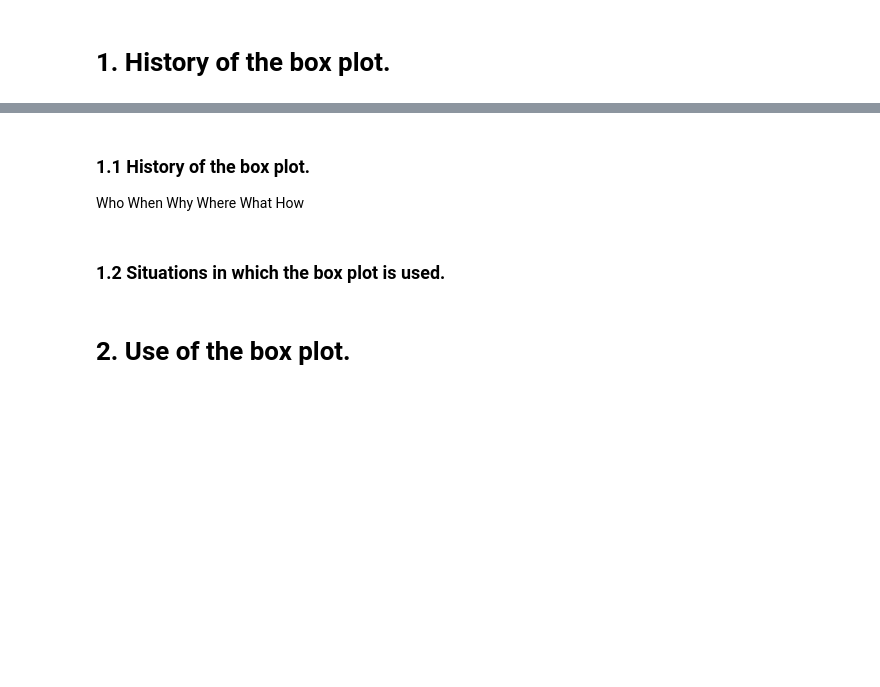
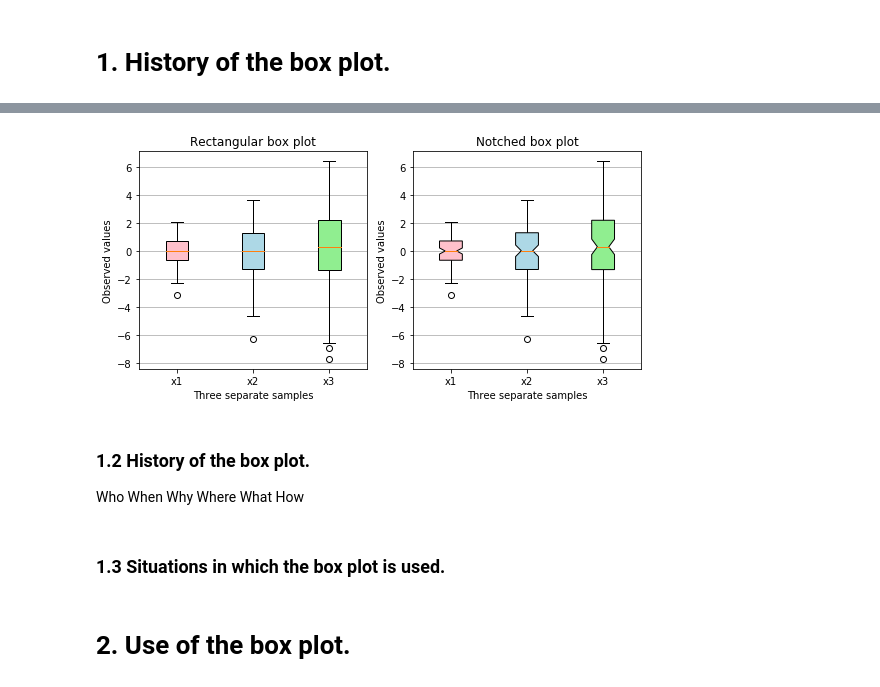
Before and after one commit to Wayne742/Fundamentals-Project-S2-2018, a Jupyter notebook: Project.ipynb, the cells around one changed output, grey strips where cells are left out. Drawn from its saved outputs; the diff is of its cells as text; code cells hidden in the pictures; blank space fills up the shorter version.

```diff
--- a/Project.ipynb
+++ b/Project.ipynb
@@ -7,5 +82,43 @@
+# %%
+# Random test data
+np.random.seed(19680801)
+all_data = [np.random.normal(0, std, size=100) for std in range(1, 4)]
+labels = ['x1', 'x2', 'x3']
+
+fig, axes = plt.subplots(nrows=1, ncols=2, figsize=(9, 4))
+
+# rectangular box plot
+bplot1 = axes[0].boxplot(all_data,
+                         vert=True,  # vertical box alignment
+                         patch_artist=True,  # fill with color
+                         labels=labels)  # will be used to label x-ticks
+axes[0].set_title('Rectangular box plot')
+
+# notch shape box plot
+bplot2 = axes[1].boxplot(all_data,
+                         notch=True,  # notch shape
+                         vert=True,  # vertical box alignment
+                         patch_artist=True,  # fill with color
+                         labels=labels)  # will be used to label x-ticks
+axes[1].set_title('Notched box plot')
+
+# fill with colors
+colors = ['pink', 'lightblue', 'lightgreen']
+for bplot in (bplot1, bplot2):
+    for patch, color in zip(bplot['boxes'], colors):
+        patch.set_facecolor(color)
+
+# adding horizontal grid lines
+for ax in axes:
+    ax.yaxis.grid(True)
+    ax.set_xlabel('Three separate samples')
+    ax.set_ylabel('Observed values')
+
+plt.show()
+# %% [output]
+[figure, added]
 # %% [markdown]
-### 1.1 History of the box plot.
+### 1.2 History of the box plot.
 
 Who
 When
@@ -14,7 +127,7 @@ Where
 What
 How
 # %% [markdown]
-### 1.2 Situations in which the box plot is used.
+### 1.3 Situations in which the box plot is used.
 # %% [markdown]
 # 2. Use of the box plot.
 # %% [markdown]
```
Also changed, not shown: parts of 9 cells of this notebook.
